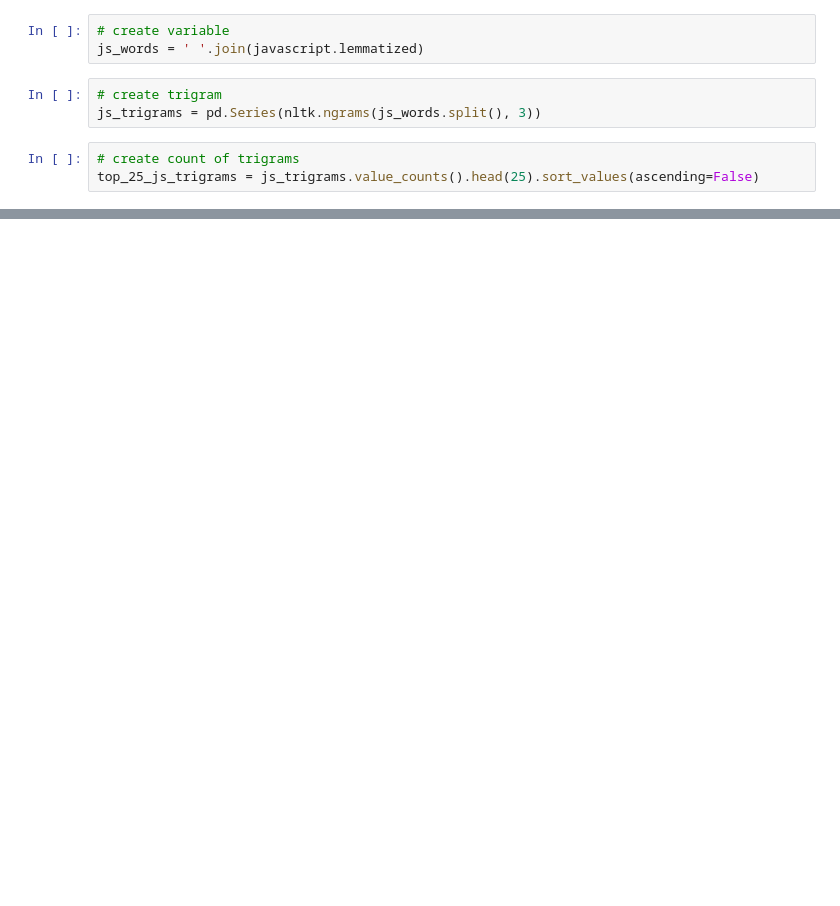
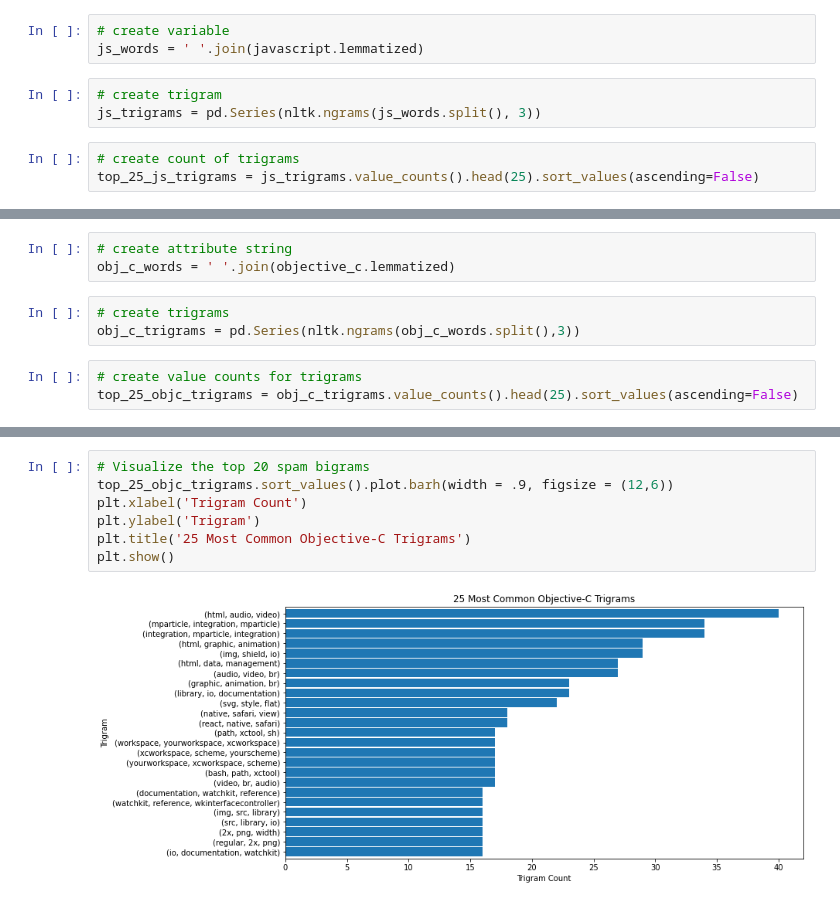
Before and after one commit to bowen-brock/Github-repo-project, a Jupyter notebook: Deangelo Scratch/deangelo_explore.ipynb, the cells around one changed output, grey strips where cells are left out. Cells and saved outputs as stored; diff of their text form; blank space fills up the shorter version.

```diff
--- a/Deangelo Scratch/deangelo_explore.ipynb
+++ b/Deangelo Scratch/deangelo_explore.ipynb
@@ -235,0 +170,9 @@ top_25_js_trigrams.sort_values().plot.barh(width = .9, figsize = (12,9), color =
+# %%
+# create attribute string
+obj_c_words = ' '.join(objective_c.lemmatized)
+# %%
+# create trigrams
+obj_c_trigrams = pd.Series(nltk.ngrams(obj_c_words.split(),3))
+# %%
+# create value counts for trigrams
+top_25_objc_trigrams = obj_c_trigrams.value_counts().head(25).sort_values(ascending=False)
@@ -235,0 +186,9 @@ top_25_js_trigrams.sort_values().plot.barh(width = .9, figsize = (12,9), color =
+# %%
+# Visualize the top 20 spam bigrams
+top_25_objc_trigrams.sort_values().plot.barh(width = .9, figsize = (12,6))
+plt.xlabel('Trigram Count')
+plt.ylabel('Trigram')
+plt.title('25 Most Common Objective-C Trigrams')
+plt.show()
+# %% [output]
+[figure, added]
```
Also changed, not shown: parts of 56 cells of this notebook, 1 other file.
